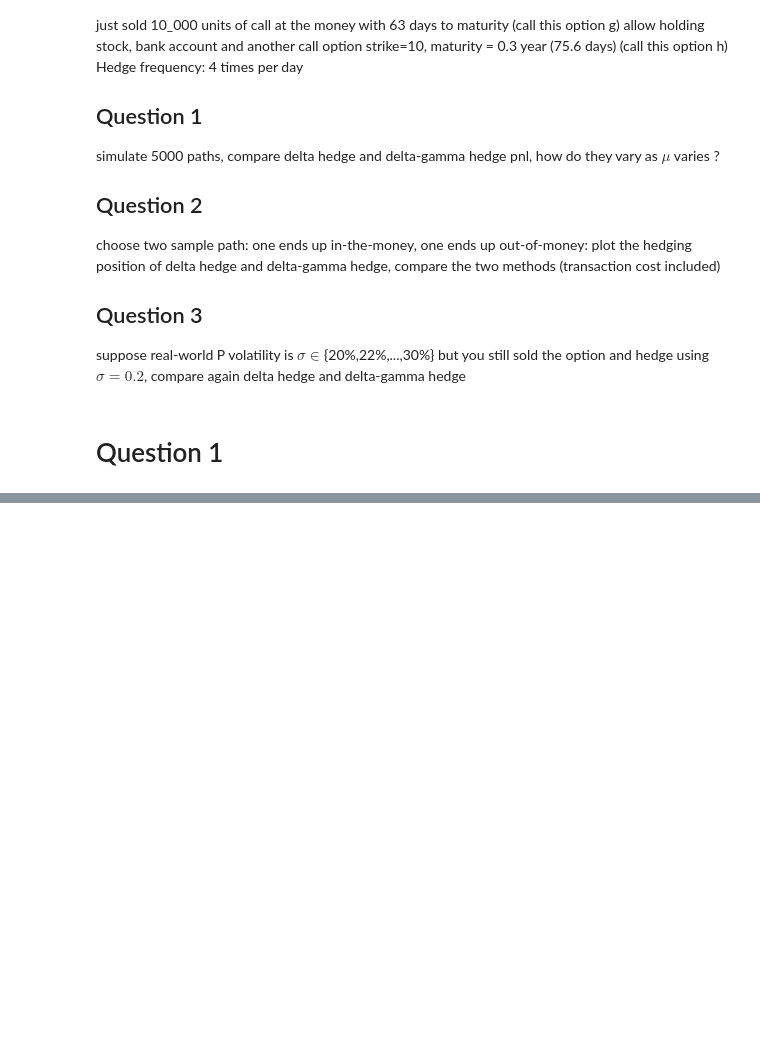
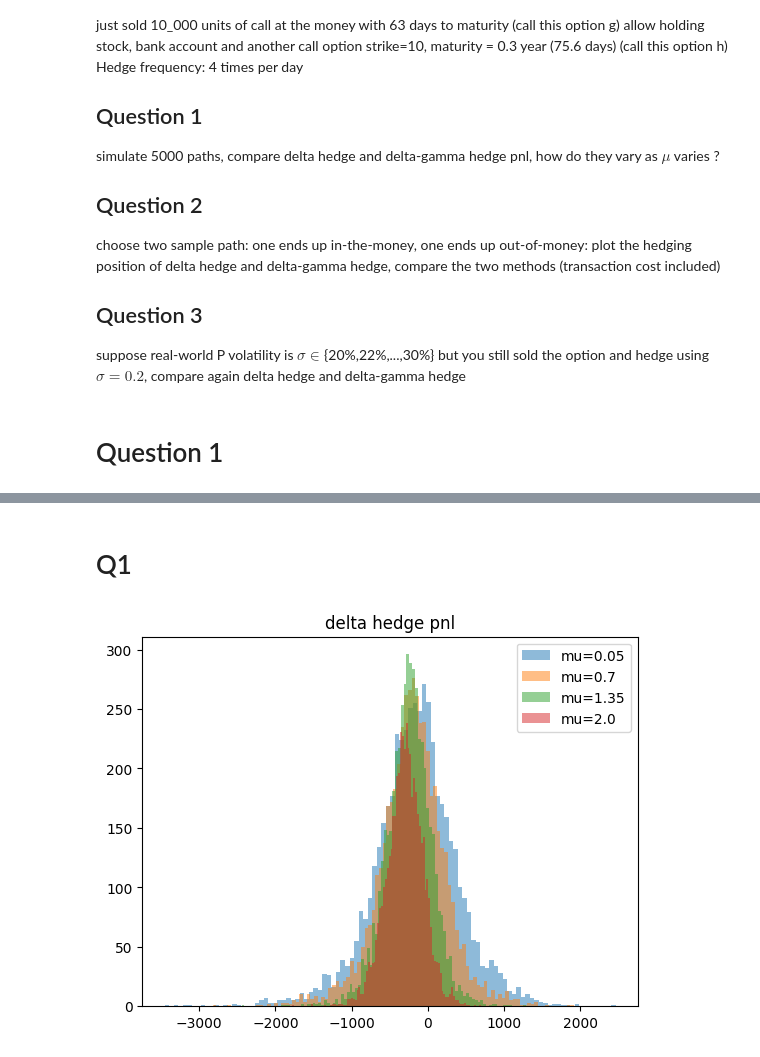
Before and after one commit to kaiwenShen/Dynamic_hedge, a Jupyter notebook: Dynamic_hedging.ipynb, the cells around one changed output, grey strips where cells are left out. Drawn from its saved outputs; the diff is of its cells as text; code cells hidden in the pictures; blank space fills up the shorter version.

```diff
--- a/Dynamic_hedging.ipynb
+++ b/Dynamic_hedging.ipynb
@@ -209,0 +221,18 @@ plt.show()
+# %% [markdown]
+# Q1
+# %%
+end_pnl_delta=[]
+end_pnl_delta_gamma=[]
+for i in np.linspace(0.05,2.0,4):
+    obj=ATM_Call_Option_Dynamic_Hedging_Following_prof(spot_price=10,mu=i,sigma=0.25,sigma_real=0.25,num_of_call_option_sold=10_000,Ntrials=5000,option_maturity=1/4,type_of_hedge='delta')
+    obj2=ATM_Call_Option_Dynamic_Hedging_Following_prof(spot_price=10,mu=i,sigma=0.25,sigma_real=0.25,num_of_call_option_sold=10_000,Ntrials=5000,option_maturity=1/4,type_of_hedge='delta-gamma',hedging_option_maturity=0.3)
+    end_pnl_delta.append(obj.M[:,-1])
+    end_pnl_delta_gamma.append(obj2.M[:,-1])
+# %%
+for idx,data in enumerate(end_pnl_delta):
+    plt.hist(data,bins=100,label='mu={}'.format(np.round(np.linspace(0.05,2.0,4)[idx],2)),alpha=0.5)
+plt.title('delta hedge pnl')
+plt.legend()
+plt.show()
+# %% [output]
+[figure, added]
```
Also changed, not shown: parts of 12 cells of this notebook.
